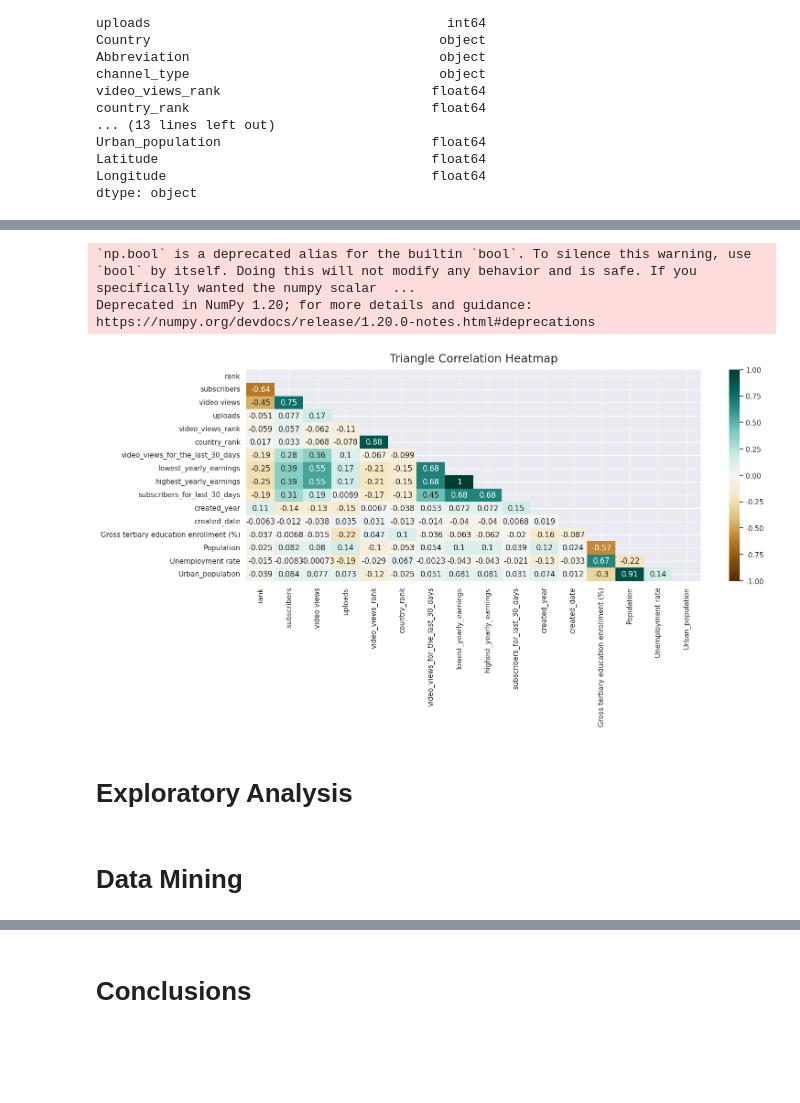
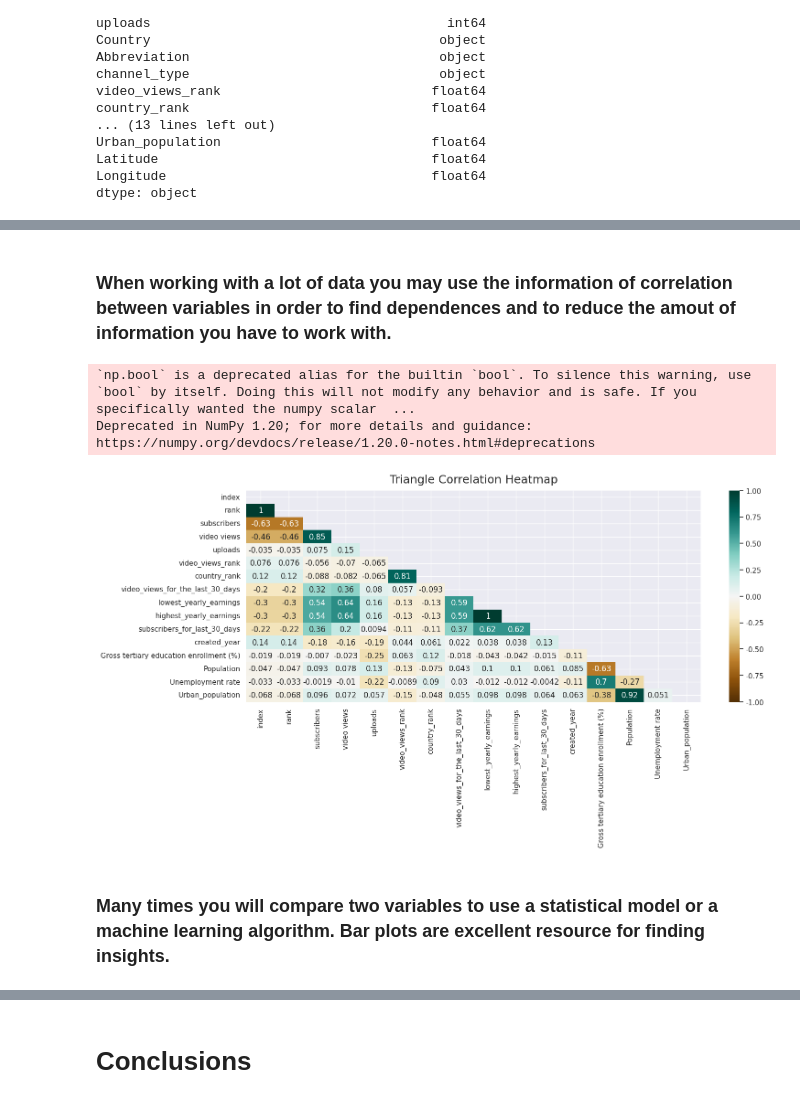
Before and after one commit to Iroyoshi/Data-Exploratory-Analysis, a Jupyter notebook: Introducción/Introducción_EDA.ipynb, the cells around one changed output, grey strips where cells are left out. Drawn from its saved outputs; the diff is of its cells as text; code cells hidden in the pictures; blank space fills up the shorter version.

```diff
--- a/Introducción/Introducción_EDA.ipynb
+++ b/Introducción/Introducción_EDA.ipynb
@@ -180,0 +236,3 @@ youtube= pd.merge(df, categorical)
+# %%
+# First you drop all missing values and then you reset the index
+youtube = df.dropna().reset_index()
@@ -180,0 +241,9 @@ youtube= pd.merge(df, categorical)
+# %%
+# Put attention on the syntaxis. Here we have the most common types of operations.
+# First, you select a column by using DATAFRAME['Columname'] syntax.
+# Second, you apply a function using a point o that colum followed by the function name (here astype())
+# Finally, you save the result on a space in the harddisk. In this case !on the same variable name!
+
+youtube['created_year'] = youtube['created_year'].astype('int64')
+youtube['video views'] = youtube['video views'].astype('int64')
+youtube['subscribers'] = youtube['subscribers'].astype('int64')
@@ -307,0 +373,21 @@ Text(0.5, 1.0, 'Youtube Channel Counts Timeline')
+# %%
+Category_Year=youtube.groupby('category').created_year.value_counts()
+
+fig = plt.figure(figsize=(20,5))
+plt.xticks(rotation=45)
+sns.set(font_scale=2)
+sns.pointplot(x=Category_Year['People & Blogs'].index, y=Category_Year['People & Blogs'].values,color='blue')
+sns.pointplot(x=Category_Year['Entertainment'].index, y=Category_Year['Entertainment'].values,color='red')
+sns.pointplot(x=Category_Year['Comedy'].index, y=Category_Year['Comedy'].values,color='purple')
+sns.pointplot(x=Category_Year['Gaming'].index, y=Category_Year['Gaming'].values,color='yellow')
+sns.pointplot(x=Category_Year['Music'].index, y=Category_Year['Music'].values,color='green')
+#fig.legend(labels=['People & Blogs','Entertainment','Comedy','Gaming','Music'])
+
+import matplotlib.lines as mlines
+
+one = mlines.Line2D([], [], color='blue', marker='s', ls='', label='People & Blogs')
+two = mlines.Line2D([], [], color='red', marker='D', ls='', label='Entertainment')
+three = mlines.Line2D([], [], color='purple', marker='D', ls='', label='Comedy')
+four = mlines.Line2D([], [], color='yellow', marker='D', ls='', label='Gaming')
+five = mlines.Line2D([], [], color='green', marker='D', ls='', label='Music')
+plt.legend(handles=[one, two, three, four, five], loc='upper right', borderaxespad=0.)
@@ -308,17 +397,18 @@ Text(0.5, 1.0, 'Youtube Channel Counts Timeline')
+# %% [markdown]
+### **When working with a lot of data you may use the information of correlation between variables in order to find dependences and to reduce the amout of information you have to work with.**
 # %%
 plt.figure(figsize=(16, 6))
 # define the mask to set the values in the upper triangle to True
+sns.set(font_scale=1)
 mask = np.triu(np.ones_like(youtube.corr(numeric_only = True), dtype=np.bool))
 heatmap = sns.heatmap(youtube.corr(numeric_only = True), mask=mask, vmin=-1, vmax=1, annot=True, cmap='BrBG')
 heatmap.set_title('Triangle Correlation Heatmap', fontdict={'fontsize':18}, pad=12);
 # %% [output]
 `np.bool` is a deprecated alias for the builtin `bool`. To silence this warning, use `bool` by itself. Doing this will not modify any behavior and is safe. If you specifically wanted the numpy scalar  ...
 Deprecated in NumPy 1.20; for more details and guidance: https://numpy.org/devdocs/release/1.20.0-notes.html#deprecations
-[figure, old version]
+[figure, new version]
-# %% [markdown]
-# Exploratory Analysis
-# %% [markdown]
-# Data Mining
+# %% [markdown]
+### **Many times you will compare two variables to use a statistical model or a machine learning algorithm. Bar plots are excellent resource for finding insights.**
 # %%
 categories = youtube.groupby('category').mean().subscribers.sort_values(ascending=False)
 
```
Also changed, not shown: parts of 41 cells of this notebook.
